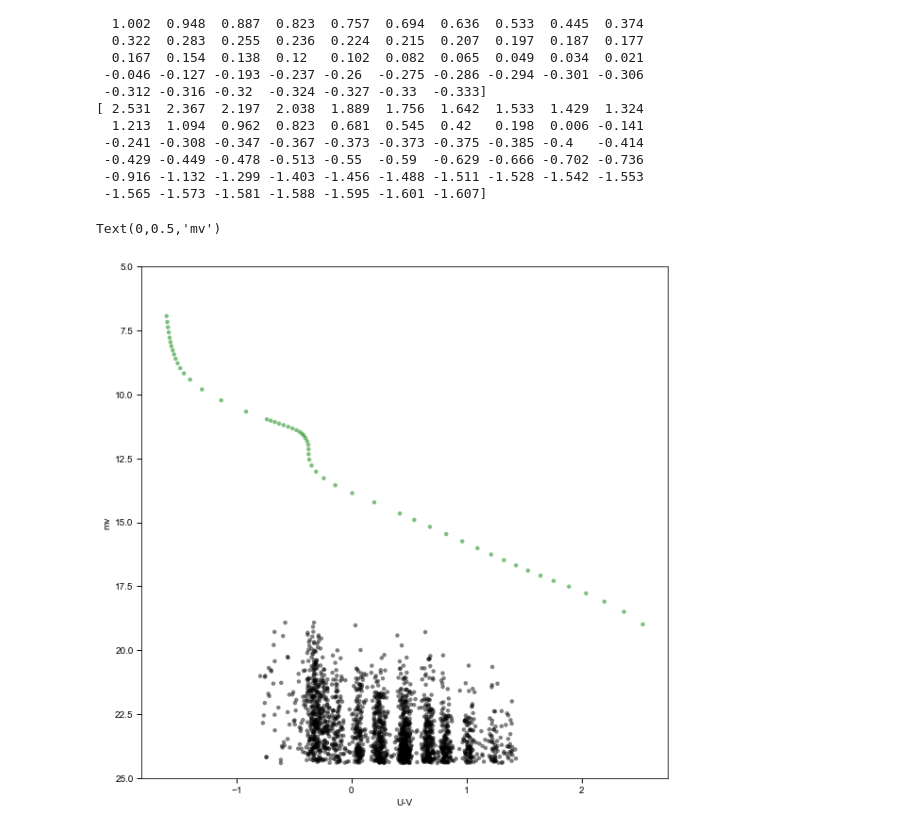
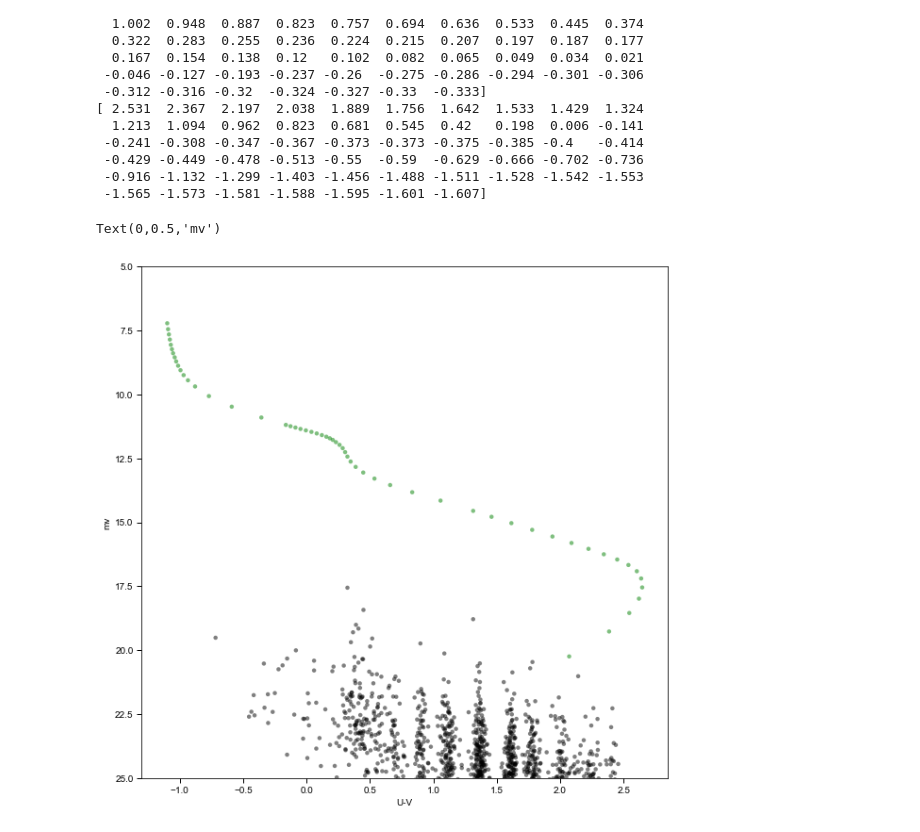
Before and after one commit to tanshijain/SIP2018, a Jupyter notebook: calculating_distance_besancon.ipynb, the cells around one changed output. Saved outputs shown, nothing was run; the diff lists cells and outputs as text; code cells hidden in the pictures.

Commit message:
Besancon PM testing

```diff
--- a/calculating_distance_besancon.ipynb
+++ b/calculating_distance_besancon.ipynb
@@ -59,3 +53,7 @@ print(UV_6)
  -0.429 -0.449 -0.478 -0.513 -0.55  -0.59  -0.629 -0.666 -0.702 -0.736
  -0.916 -1.132 -1.299 -1.403 -1.456 -1.488 -1.511 -1.528 -1.542 -1.553
  -1.565 -1.573 -1.581 -1.588 -1.595 -1.601 -1.607]
+# %%
+VR_6 = np.loadtxt('Table_Mass_0.6.txt',usecols=(6),unpack=True)
+RI_6 = np.loadtxt('Table_Mass_0.6.txt',usecols=(8),unpack=True)
+VI_6 = VR_6 + RI_6
@@ -61,0 +86,25 @@ print(UV_6)
+# %%
+def convert_to_AB_BES(V, VI, UV):
+    i_mag=V-VI
+    c0i=25.496
+    c1i=-0.014
+    c2i=0.015
+    F814_0=26.776
+    F814=F814_0+i_mag -(c0i +c1i*VI+c2i*VI**2)
+
+    F606_0=26.655
+    c0v=26.331
+    c1v=0.340
+    c2v=-0.038
+    F606=F606_0+V-(c0v+c1v*VI+c2v*VI**2)
+
+    m_v=F606-0.169
+    m_i=F814-0.84
+
+    u_bes=UV+V+0.79 #Johnson-Cousins (Vega? Converted to AB as in Blanton et al. 2007 Table 1)
+
+    UV_bes = u_bes - m_v
+    return (m_v,UV_bes)
+
+mv_besancon = (convert_to_AB_BES(V_besancon,VI_besancon,UV_besancon)[0])
+UV_bes = (convert_to_AB_BES(V_besancon,VI_besancon,UV_besancon)[1])
@@ -62,12 +120,12 @@ print(UV_6)
 # %%
 fig=plt.figure(figsize=(10,10))
-plt.scatter(UV_besancon, mv_besancon, c='black',edgecolors='none',s=20,alpha=0.5)
-plt.scatter(UV_6, Mv_6, c='green',edgecolors='none',s=20,alpha=0.5)
+plt.scatter(UV_bes, mv_besancon, c='black',edgecolors='none',s=20,alpha=0.5)
+plt.scatter(UV, Mv, c='green',edgecolors='none',s=20,alpha=0.5)
 plt.ylim(25,5)
 plt.xlabel('U-V')
 plt.ylabel('mv')
 # %% [output]
 Text(0,0.5,'mv')
-[figure, old version]
+[figure, new version]
 # %%
 Mv_wd = np.array([])
```
Also changed, not shown: parts of 7 cells of this notebook, 1 other file.
